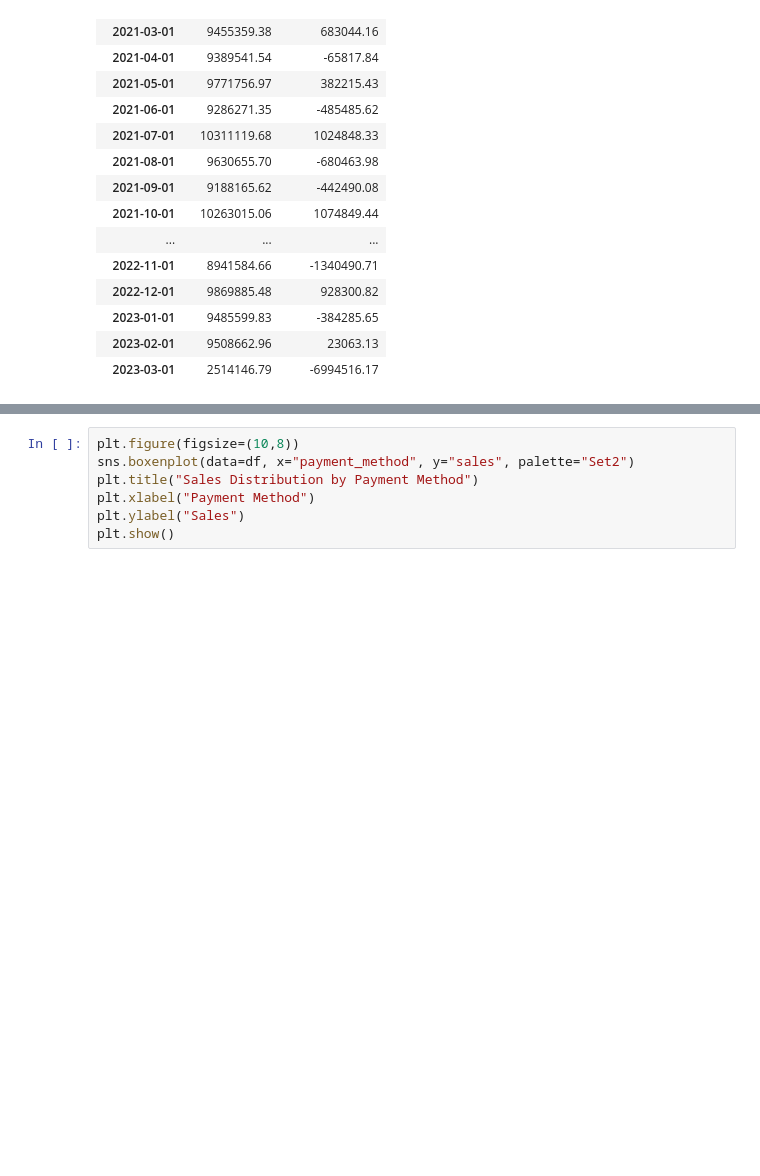
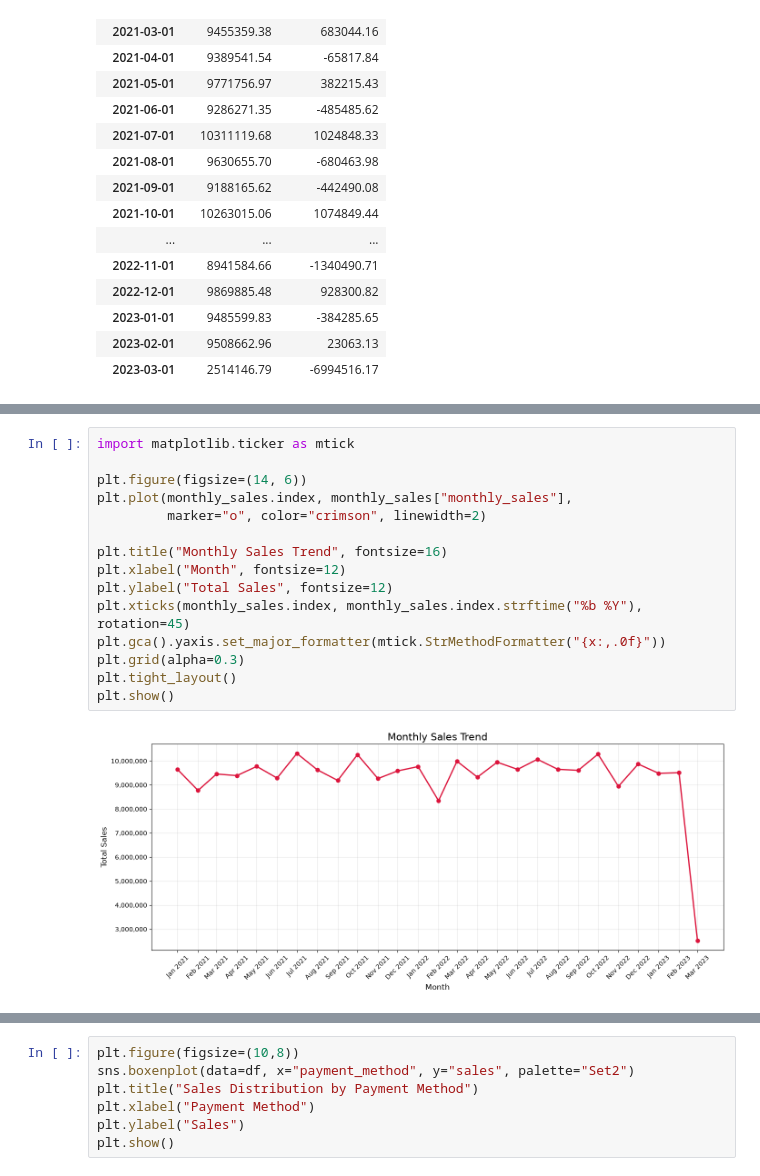
Before and after one commit to harshaslekar5968-crypto/Customer_Transaction_Prediction, a Jupyter notebook: Customer_transaction_prediction.ipynb, the cells around one changed output, grey strips where cells are left out. Saved outputs shown, nothing was run; the diff lists cells and outputs as text; blank space fills up the shorter version.

```diff
--- a/Customer_transaction_prediction.ipynb
+++ b/Customer_transaction_prediction.ipynb
@@ -169,0 +351,17 @@ pd.DataFrame(monthly_sales)
+# %%
+import matplotlib.ticker as mtick
+
+plt.figure(figsize=(14, 6))
+plt.plot(monthly_sales.index, monthly_sales["monthly_sales"],
+         marker="o", color="crimson", linewidth=2)
+
+plt.title("Monthly Sales Trend", fontsize=16)
+plt.xlabel("Month", fontsize=12)
+plt.ylabel("Total Sales", fontsize=12)
+plt.xticks(monthly_sales.index, monthly_sales.index.strftime("%b %Y"), rotation=45)
+plt.gca().yaxis.set_major_formatter(mtick.StrMethodFormatter("{x:,.0f}"))
+plt.grid(alpha=0.3)
+plt.tight_layout()
+plt.show()
+# %% [output]
+[figure, added]
```
Also changed, not shown: parts of 73 cells of this notebook, 1 other file.
